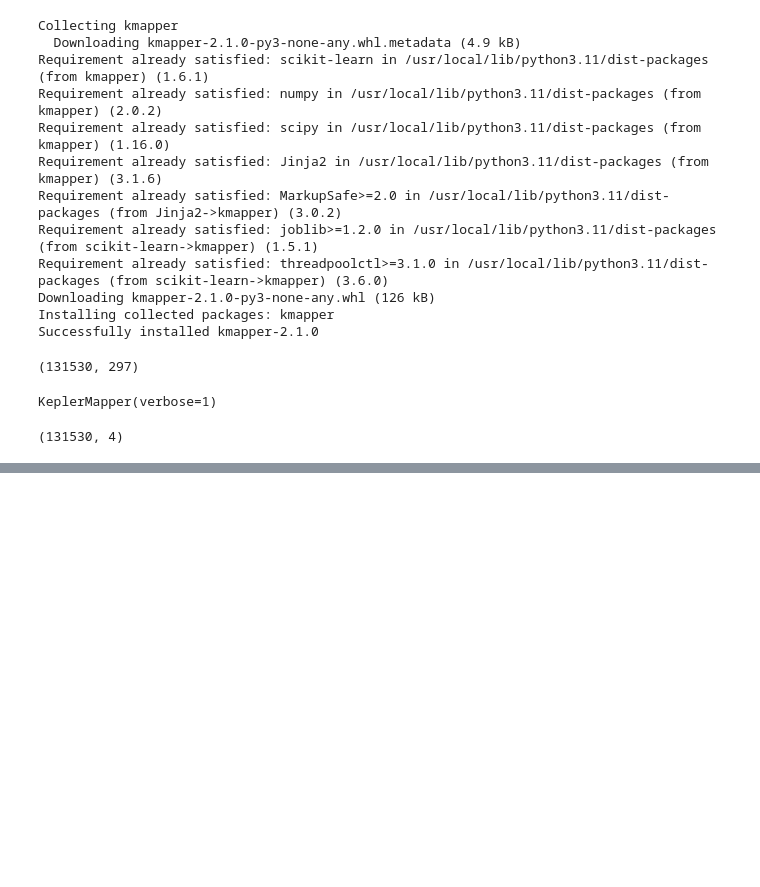
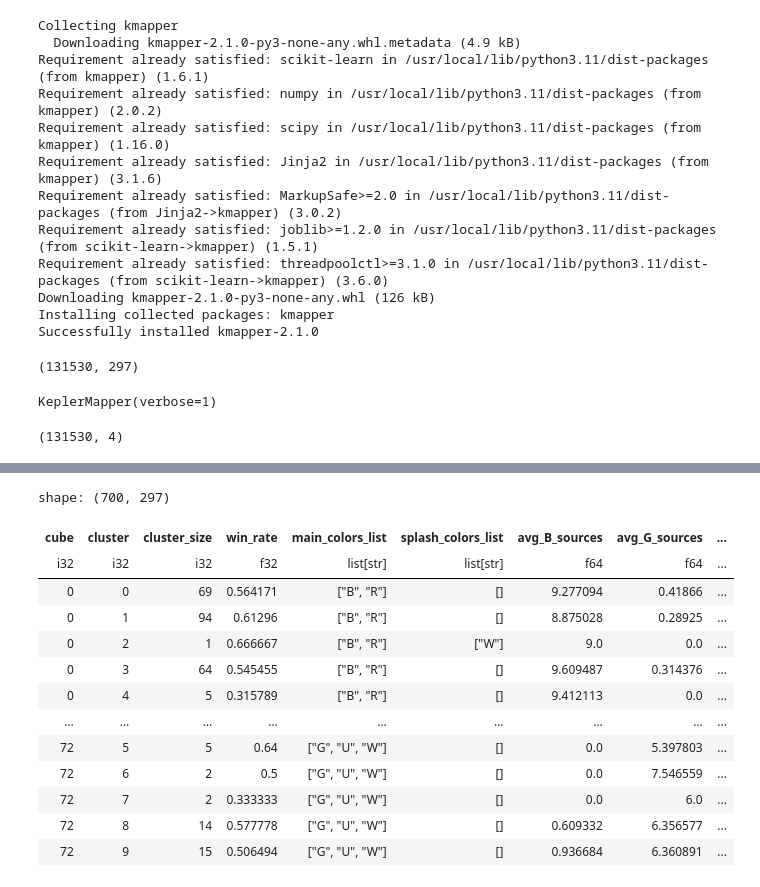
Before and after one commit to anunknownpleasure/mtg-draft-agent, a Jupyter notebook: deck_classification/TDA_deck_data.ipynb, the cells around one changed output, grey strips where cells are left out. Saved outputs shown, nothing was run; the diff lists cells and outputs as text; code cells hidden in the pictures; blank space fills up the shorter version.

```diff
--- a/deck_classification/TDA_deck_data.ipynb
+++ b/deck_classification/TDA_deck_data.ipynb
@@ -209,7 +206,7 @@ pca_model = cumlPCA(n_components=4, svd_solver='jacobi')
 
 # Initialize Mapper
 mapper = km.KeplerMapper(verbose=1)
-cover = km.Cover(n_cubes=3, perc_overlap=0.2)
+cover = km.Cover(n_cubes=3, perc_overlap=0.05)
 # %% [output]
 KeplerMapper(verbose=1)
 # %%
@@ -226,7 +223,7 @@ graph = mapper.map(
     projected_data,
     X=scaled_data, # Use the PCA data for clustering
     cover=cover,
-    clusterer= cumlKMeans(n_clusters=10)
+    clusterer= cumlKMeans(n_clusters=4)
 )
 
 # You can now visualize the graph or analyze its structure
@@ -245,13 +241,0 @@ len(graph['nodes']['cube68_cluster6'])
-# %%
-str1 = 'cube68_cluster6'
-# exctract cube number and cluster number
-def extract_cube_and_cluster(input_string):
-  result = input_string.replace('cube', '').split('_cluster')
-  return int(result[0]), int(result[1])
-extract_cube_and_cluster(str1)
-
-def calculate_attributes_by_cube_and_cluster(polars_df, graph, cube_number, cluster_number):
-  index_list = graph['nodes'][f'cube{cube_number}_cluster{cluster_number}']
-  polars_selected_df = polars_df.select(index_list)
-  deck_mean = polars_selected_df.select([pl.col(basic_land_deck_attributes+deck_atributes).mean()])
-  return deck_mean
@@ -261,0 +317,27 @@ node_data_dict
+# %%
+# concatenate calculate_attributes_by_cube_and_cluster for all clusters
+cluster_data = pl.DataFrame()
+for cluster in graph['nodes']:
+  cube_number, cluster_number = extract_cube_and_cluster(cluster)
+  result = calculate_attributes_by_cube_and_cluster(train_data, graph, cube_number, cluster_number)
+  if cluster_data.shape[0] == 0:
+    cluster_data = result
+  else:
+    cluster_data = pl.concat([cluster_data, result])
+# %%
+cluster_data
+# %% [output]
+shape: (700, 297)
+| cube | cluster | cluster_size | win_rate | main_colors_list | splash_colors_list | avg_B_sources | avg_G_sources | ... |
+| i32 | i32 | i32 | f32 | list[str] | list[str] | f64 | f64 | ... |
+| 0 | 0 | 69 | 0.564171 | ["B", "R"] | [] | 9.277094 | 0.41866 | ... |
+| 0 | 1 | 94 | 0.61296 | ["B", "R"] | [] | 8.875028 | 0.28925 | ... |
+| 0 | 2 | 1 | 0.666667 | ["B", "R"] | ["W"] | 9.0 | 0.0 | ... |
+| 0 | 3 | 64 | 0.545455 | ["B", "R"] | [] | 9.609487 | 0.314376 | ... |
+| 0 | 4 | 5 | 0.315789 | ["B", "R"] | [] | 9.412113 | 0.0 | ... |
+| … | … | … | … | … | … | … | … | ... |
+| 72 | 5 | 5 | 0.64 | ["G", "U", "W"] | [] | 0.0 | 5.397803 | ... |
+| 72 | 6 | 2 | 0.5 | ["G", "U", "W"] | [] | 0.0 | 7.546559 | ... |
+| 72 | 7 | 2 | 0.333333 | ["G", "U", "W"] | [] | 0.0 | 6.0 | ... |
+| 72 | 8 | 14 | 0.577778 | ["G", "U", "W"] | [] | 0.609332 | 6.356577 | ... |
+| 72 | 9 | 15 | 0.506494 | ["G", "U", "W"] | [] | 0.936684 | 6.360891 | ... |
```
Also changed, not shown: parts of 18 cells of this notebook.
